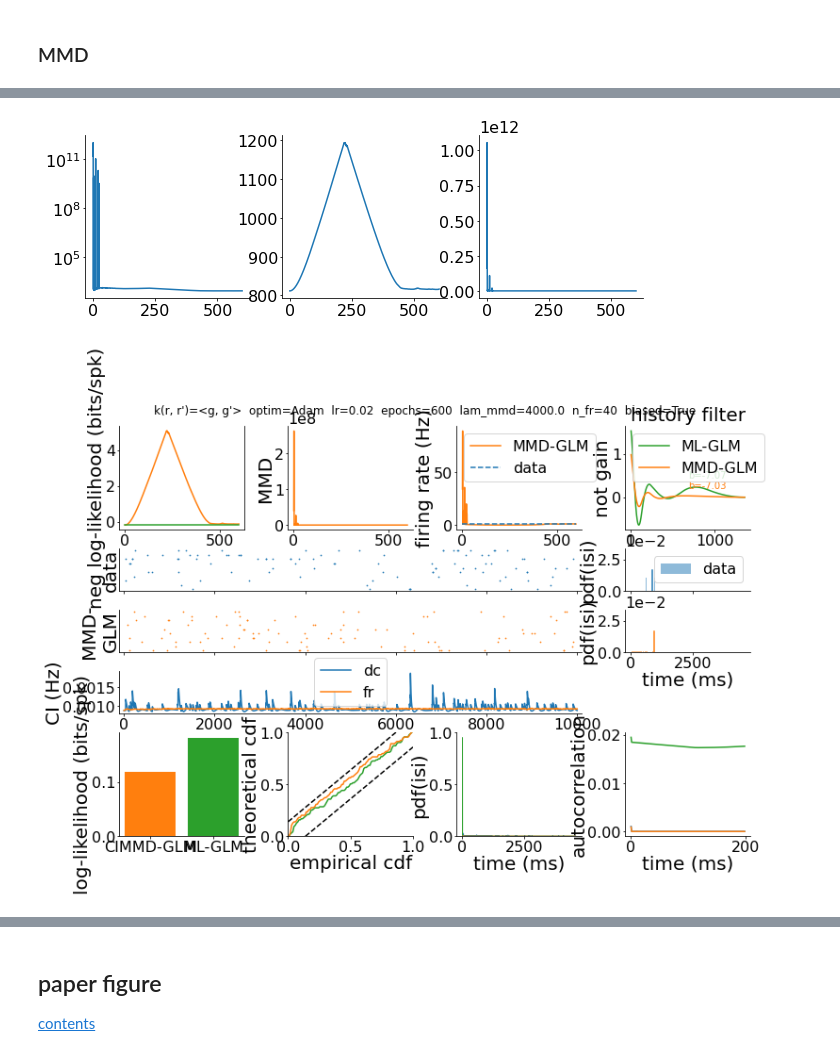
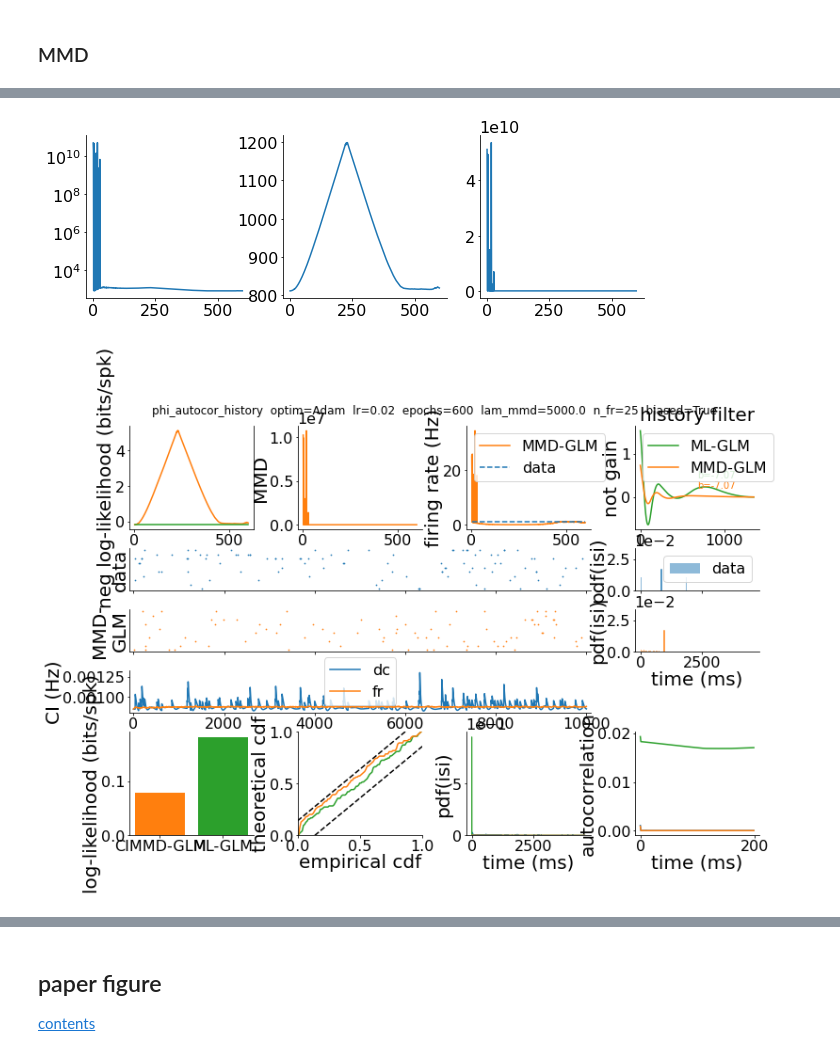
Before and after one commit to diegoarri91/mmd-glm, a Jupyter notebook: experiments/figure3/human_ctx_cimmd.ipynb, the cells around one changed output, grey strips where cells are left out. Saved outputs shown, nothing was run; the diff lists cells and outputs as text; code cells hidden in the pictures.

```diff
--- a/experiments/figure3/human_ctx_cimmd.ipynb
+++ b/experiments/figure3/human_ctx_cimmd.ipynb
@@ -353,8 +261,6 @@ lr = 5e-2
 num_epochs = 200
 n_metrics = 1
 
-# alpha_l2 = 2e-1
-# alpha_l2 = 4e-1
 alpha_l2 = 2.5e-1
 # alpha_l2 = 5e-1
 
@@ -375,18 +281,16 @@ _, r_fr_l2, mask_spikes_fr_l2 = glm_l2.sample(t, shape=(2400,))
 st_fr_l2 = SpikeTrain(t, mask_spikes_fr_l2)
 psth_l2 = np.mean(st_fr_l2.convolve(conv_ker), 1) * 1000
 isi_fr_l2 = st_fr_l2.isi_distribution()
-mean_isi_fr_l2 = np.mean(isi_fr_l2)
 fr_l2 = np.sum(mask_spikes_fr_l2, 0) / (t[-1] + dt) * 1000
 fr_sd_l2 = np.std(fr_l2)# / np.sqrt(len(fr_l2))
 fr_mu_l2 = np.mean(fr_l2)
 fr_max_l2 = np.max(fr_l2)
-autocov_l2 = np.mean(auto_covariance(mask_spikes_fr_l2, method='fft',
-                                           subtract_mean=False, stationary_signal=False, biased=False), 1)
+autocor_l2 = np.mean(raw_autocorrelation(mask_spikes_fr_l2, biased=True), 1)
 z_l2, ks_l2 = time_rescale_transform(dt, st_train.mask, r_train_dc_l2)
 values, _ = np.histogram(np.concatenate(z_l2), bins=bins_ks)
 z_cum_l2 = np.append(0., np.cumsum(values) / np.sum(values))
 
-phi_d_l2 = phi_autocov(t, torch.from_numpy(r_train_dc_l2), glm_l2, padding=padding)
-phi_fr_l2 = phi_autocov(t, torch.from_numpy(r_fr_l2[:len(t)]), glm_l2, padding=padding)
+phi_d_l2 = phi_autocor_history(t, torch.from_numpy(r_train_dc_l2), glm_l2, padding=padding)
+phi_fr_l2 = phi_autocor_history(t, torch.from_numpy(r_fr_l2), glm_l2, padding=padding)
 mmd_l2 = (torch.sum((torch.mean(phi_d_l2.detach(), 1) - torch.mean(phi_fr_l2.detach(), 1))**2)).item()
 # %% [output]
@@ -490,7 +394,7 @@ ax.set_yscale('log')
 dic = dict(basis=basis, alpha_l2=alpha_l2, u0_l2=glm_l2.u0, eta_coefs_l2=glm_l2.eta.coefs, fr_mu_l2=fr_mu_l2, fr_sd_l2=fr_sd_l2,
            nll_normed_train_l2=nll_normed_train_l2, r_train_dc_l2=r_train_dc_l2, r_fr_l2=r_fr_l2, z_cum_l2=z_cum_l2,
            st_fr_l2=st_fr_l2, psth_l2=psth_l2, bins_ks=bins_ks, mmd_l2=mmd_l2, padding=padding,
-           isi_fr_l2=isi_fr_l2, autocov_l2=autocov_l2, lr=lr)
+           isi_fr_l2=isi_fr_l2, autocor_l2=autocor_l2, lr=lr)
 
 path = '/home/diego/storage/projects/generative-glm/experiments/figure3/human_ctx/' + 'l2.pk'
 with open(path, "wb") as fit_file:
@@ -513,23 +417,17 @@ with open(path, "rb") as fit_file:
 
 u0_ml, eta_coefs_ml, bins_ks = dic_ml['u0_ml'], dic_ml['eta_coefs_ml'], dic_ml['bins_ks']
 nll_normed_train_ml, z_cum_ml, isi_fr_ml = dic_ml['nll_normed_train_ml'], dic_ml['z_cum_ml'], dic_ml['isi_fr_ml']
-autocov_ml = dic_ml['autocov_ml']
+autocor_ml = dic_ml['autocor_ml']
 del dic_ml
 
 eta_ml = KernelBasisValues(basis, [0, basis.shape[0]], 1, coefs=eta_coefs_ml)
 glm_ml = TorchGLM(u0=u0_ml, eta=eta_ml)
 # %%
-# phi, kernel, lam_mmd, lr, clip = phi_sum, None, 1e-2, 4e-2, 1e0 # nice one
-# phi, kernel, lam_mmd, lr, clip = phi_sum, None, 1e2, 1e-2, 1e0
-
-# phi, kernel, lam_mmd, lr, clip = phi_id, None, 5e1, 4e-2, 1e0
-# phi, kernel, lam_mmd, lr, clip = phi_sum, None, 5e-2, 4e-2, 1e0
-
-phi, kernel, lam_mmd, biased, lr, clip = phi_autocov, None, 4e3, True, 2e-2, 1e0
-kernel_kwargs = dict(padding=200)
+phi, kernel, lam_mmd, biased, lr, clip = phi_autocor_history, None, 5e3, True, 2e-2, None
+kernel_kwargs = dict(padding=100)
 
 beta0, beta1 = 0, 0
-n_batch_fr = 40
+n_batch_fr = 25
 biased = True
 num_epochs = 600
 n_metrics = 1
@@ -537,10 +435,8 @@ n_metrics = 1
 time0 = time.time()
 u00 = glm_ml.u0
 eta0 = glm_ml.eta.copy()
-# eta0_scaled = glm.eta.copy()
-# eta0_scaled.coefs = eta0_scaled.coefs * 0.1
 
-mmdglm = CIMMDGLM(u0=u00, eta=eta0)
+mmdglm = MBMMDGLM(u0=u00, eta=eta0)
 optim = Adam(mmdglm.parameters(), lr=lr, betas=(beta0, beta1))
 
 dtime = datetime.now()
@@ -561,15 +457,14 @@ fr_mmd = np.sum(mask_spikes_fr_mmd, 0) / (t[-1] + dt) * 1000
 fr_sd_mmd = np.std(fr_mmd) / np.sqrt(len(fr_mmd))
 fr_mean_mmd = np.mean(fr_mmd)
 isi_fr_mmd = st_fr_mmd.isi_distribution()
-autocov_mmd = np.mean(auto_covariance(mask_spikes_fr_mmd, method='fft',
-                                           subtract_mean=False, stationary_signal=False, biased=False), 1)
+autocor_mmd = np.mean(raw_autocorrelation(mask_spikes_fr_mmd, biased=True), 1)
 z_mmd, ks_mmd = time_rescale_transform(dt, st_train.mask, r_dc_mmd)
 values, bins_ks = np.histogram(np.concatenate(z_mmd), bins=bins_ks)
 z_cum_mmd = np.append(0., np.cumsum(values) / np.sum(values))
 mean_isi_fr_mmd = np.mean(isi_fr_mmd)
 
-phi_d_mmd = phi_autocov(t, torch.from_numpy(r_dc_mmd), mmdglm, padding=kernel_kwargs['padding'])
-phi_fr_mmd = phi_autocov(t, torch.from_numpy(r_fr_mmd[:len(t)]), mmdglm, padding=kernel_kwargs['padding'])
+phi_d_mmd = phi_autocor_history(t, torch.from_numpy(r_dc_mmd), mmdglm, padding=kernel_kwargs['padding'])
+phi_fr_mmd = phi_autocor_history(t, torch.from_numpy(r_fr_mmd), mmdglm, padding=kernel_kwargs['padding'])
 mmd_mmd = (torch.sum((torch.mean(phi_d_mmd.detach(), 1) - torch.mean(phi_fr_mmd.detach(), 1))**2)).item()
 
 time1 = time.time()
@@ -587,7 +482,7 @@ if phi is not None:
 else:
     ker_name = kernel.__name__
 
-title = "k(r, r')=" + dic_ker_strings[ker_name] + '  optim=' + str(optim.__class__.__name__) + '  lr=' + str(lr) \
+title = ker_name + '  optim=' + str(optim.__class__.__name__) + '  lr=' + str(lr) \
      + '  epochs=' + str(num_epochs) + \
        '  lam_mmd=' + str(lam_mmd) + '  n_fr=' + str(n_batch_fr) + '  biased=' + str(biased)
 
@@ -691,38 +586,38 @@ ax41.plot(bins_ks, z_cum_ml, color=palette['ml'], label='ML-GLM')
 ax41.plot(bins_ks, z_cum_mmd, color=palette['mmd'], label='CIMMD-GLM')
 x = np.array([0, 1])
 ax41.plot(x, x + 1.36 / np.sqrt(len(np.concatenate((z_mmd)))), 'k--')
 ax41.plot(x, x - 1.36 / np.sqrt(len(np.concatenate((z_mmd)))), 'k--')
 myplt.set_labels(ax41, xlabel='empirical cdf', ylabel='theoretical cdf')
 ax41.set_xlim(0, 1); ax41.set_ylim(0, 1)
 # ax41.text(0.5, 0.2, 'p=' + str(np.round(ks_ml[1], 2)), color=palette['ml'], transform=ax41.transAxes)
 # ax41.text(0.5, 0.1, 'p=' + str(np.round(ks_mmd[1], 2)), color=palette['mmd'], transform=ax41.transAxes)
 
 lw = 1
 ax42.hist(isi_train, density=True, alpha=1, color=palette['d'], histtype='step', lw=lw, label='data', bins=bins)
 ax42.hist(isi_fr_ml, density=True, alpha=1, color=palette['ml'], histtype='step', lw=lw, label='ML-GLM', bins=bins)
 ax42.hist(isi_fr_mmd, density=True, alpha=1, color=palette['mmd'], histtype='step', lw=lw, label='CIMMD-GLM', bins=bins)
 # ax42.hist(isi_inh, density=True, alpha=1, color=palette['chen'], histtype='step', lw=lw, label='chen', bins=bins)
 ax42.set_ylabel('pdf(isi)')
 ax42.set_xlabel('time (ms)')
 ax42.ticklabel_format(axis="y", style="sci", scilimits=(0,0))
 # ax42.legend()
 # y1 = ax42.get_ylim()[1] / 2
 # ax42.plot([mean_isi_train, mean_isi_train], [0, y1], '-', color=palette['d'])
 # ax42.tick_params(axis='both', labelbottom=False)
 
 argf = 200
-ax43.plot(autocov_train[:argf], color=palette['d'], label='data')
-ax43.plot(autocov_ml[:argf], color=palette['ml'], label='ML-GLM')
-ax43.plot(autocov_mmd[:argf], color=palette['mmd'], label='MMD-GLM')
+ax43.plot(autocor_train[:argf], color=palette['d'], label='data')
+ax43.plot(autocor_ml[:argf], color=palette['ml'], label='ML-GLM')
+ax43.plot(autocor_mmd[:argf], color=palette['mmd'], label='MMD-GLM')
 # ax43.plot(autocov_inh[:argf], color=palette['chen'], label='chen')
 # ax43.set_ylim(0, 5e-3)
 myplt.set_labels(ax43, xlabel='time (ms)', ylabel='autocorrelation')
 
 # fig.subplots_adjust(hspace=0.35)
 fig.subplots_adjust(hspace=0.45, wspace=0.35)
 # %% [output]
-[figure, old version]
+[figure, new version]
-[figure, old version]
+[figure, new version]
 # %%
 fig, ax = plt.subplots()
 ax.plot(torch.mean(phi_d_mmd, 1))
```
Also changed, not shown: parts of 28 cells of this notebook, 20 other files.
